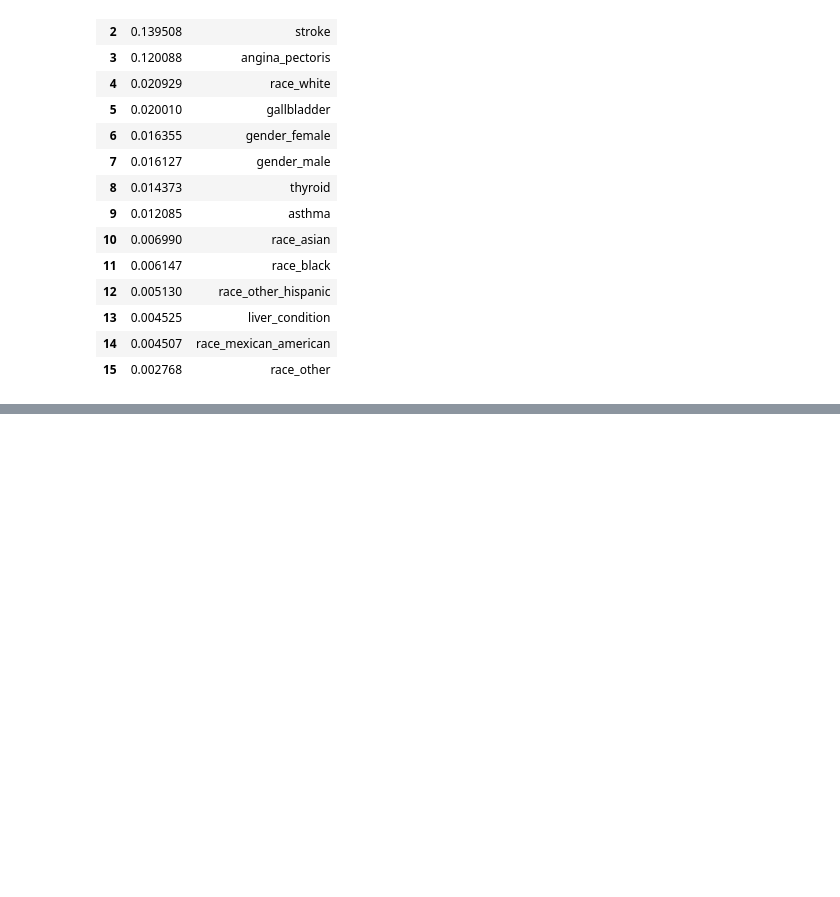
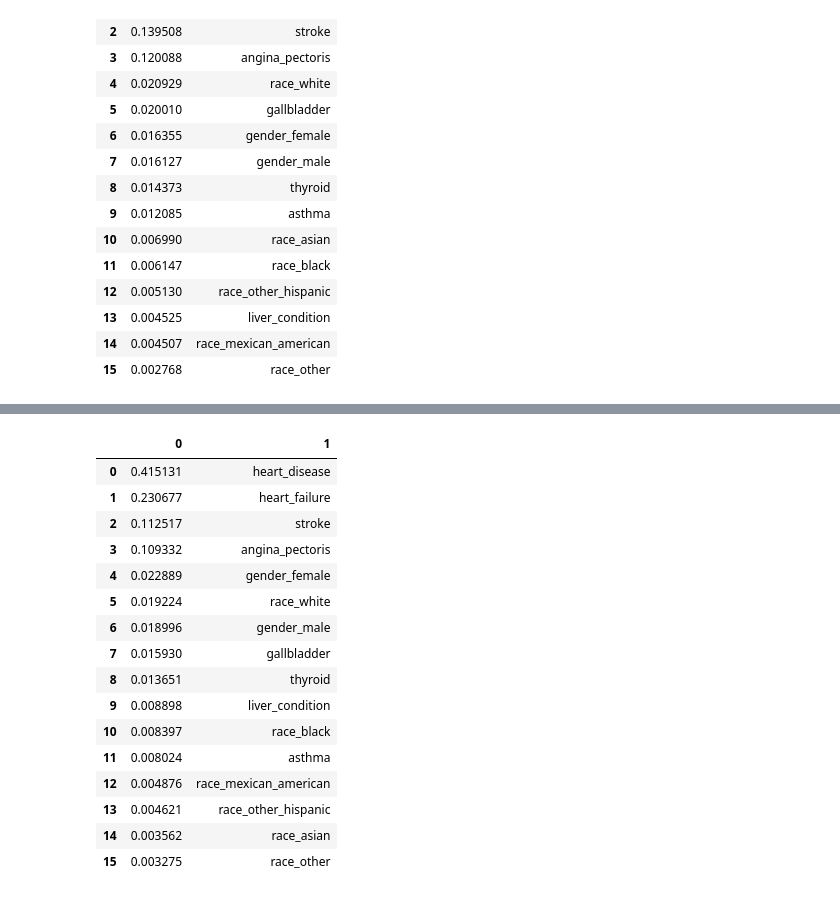
Before and after one commit to equitymarkets/HeartAttackPrediction, a Jupyter notebook: hyper_parameter_tuning.ipynb, the cells around one changed output, grey strips where cells are left out. Cells and saved outputs as stored; diff of their text form; code cells hidden in the pictures; blank space fills up the shorter version.

```diff
--- a/hyper_parameter_tuning.ipynb
+++ b/hyper_parameter_tuning.ipynb
@@ -763,0 +821,7 @@ importances_df
+# %%
+rf = RandomForestClassifier()
+
+rf_random = RandomizedSearchCV(estimator = rf, param_distributions= random_grid,
+                               n_iter= 100, cv = 5, verbose = 2, random_state = 444, n_jobs = -1)
+
+rf_random.fit(X_train, y_train)
@@ -763,0 +878,20 @@ importances_df
+# %%
+from sklearn.model_selection import GridSearchCV
+
+param_grid = {
+    'bootstrap': [True],
+    'max_depth': [None],
+    'max_features': ['auto'],
+    'min_samples_leaf': [2, 3, 4],
+    'min_samples_split': [9, 10, 11],
+    'n_estimators': [300, 400, 500, 1000]
+}
+
+rf = RandomForestClassifier()
+
+grid_search = GridSearchCV(estimator = rf, param_grid = param_grid,
+                           cv = 5, n_jobs=-1, verbose=2)
+# %%
+grid_search.fit(X_train, y_train)
+
+grid_search.best_params_
@@ -763,0 +906,10 @@ importances_df
+# %%
+best_grid = grid_search.best_estimator_
+
+grid_predictions = best_grid.predict(X_test)
+
+cm = confusion_matrix(y_test, grid_predictions)
+cm_df = pd.DataFrame(cm,
+                     index = ["Actual 0", "Actual 1"], columns = ["Predicted 0", "Predicted 1"])
+
+acc_score = accuracy_score(y_test, grid_predictions)
@@ -763,0 +933,24 @@ importances_df
+# %%
+importances = best_grid.feature_importances_
+
+importances_sorted = sorted(zip(best_grid.feature_importances_, X.columns), reverse = True)
+importances_df = pd.DataFrame(importances_sorted)
+importances_df
+# %% [output]
+|  | 0 | 1 |
+| 0 | 0.415131 | heart_disease |
+| 1 | 0.230677 | heart_failure |
+| 2 | 0.112517 | stroke |
+| 3 | 0.109332 | angina_pectoris |
+| 4 | 0.022889 | gender_female |
+| 5 | 0.019224 | race_white |
+| 6 | 0.018996 | gender_male |
+| 7 | 0.015930 | gallbladder |
+| 8 | 0.013651 | thyroid |
+| 9 | 0.008898 | liver_condition |
+| 10 | 0.008397 | race_black |
+| 11 | 0.008024 | asthma |
+| 12 | 0.004876 | race_mexican_american |
+| 13 | 0.004621 | race_other_hispanic |
+| 14 | 0.003562 | race_asian |
+| 15 | 0.003275 | race_other |
```
Also changed, not shown: parts of 15 cells of this notebook.
